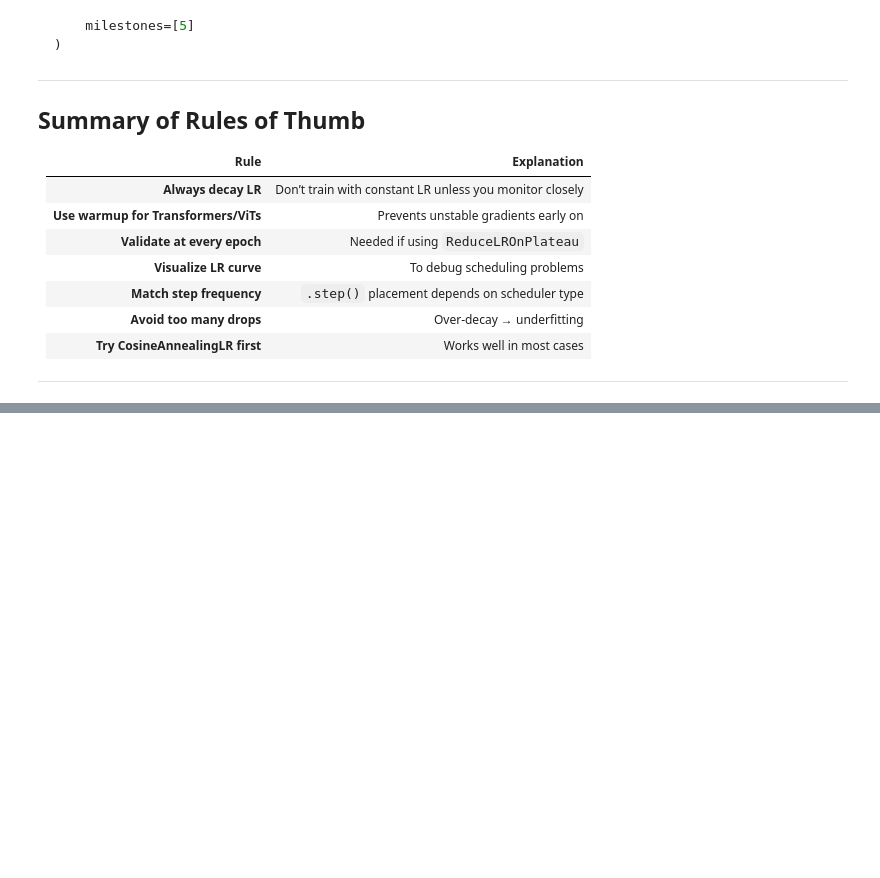
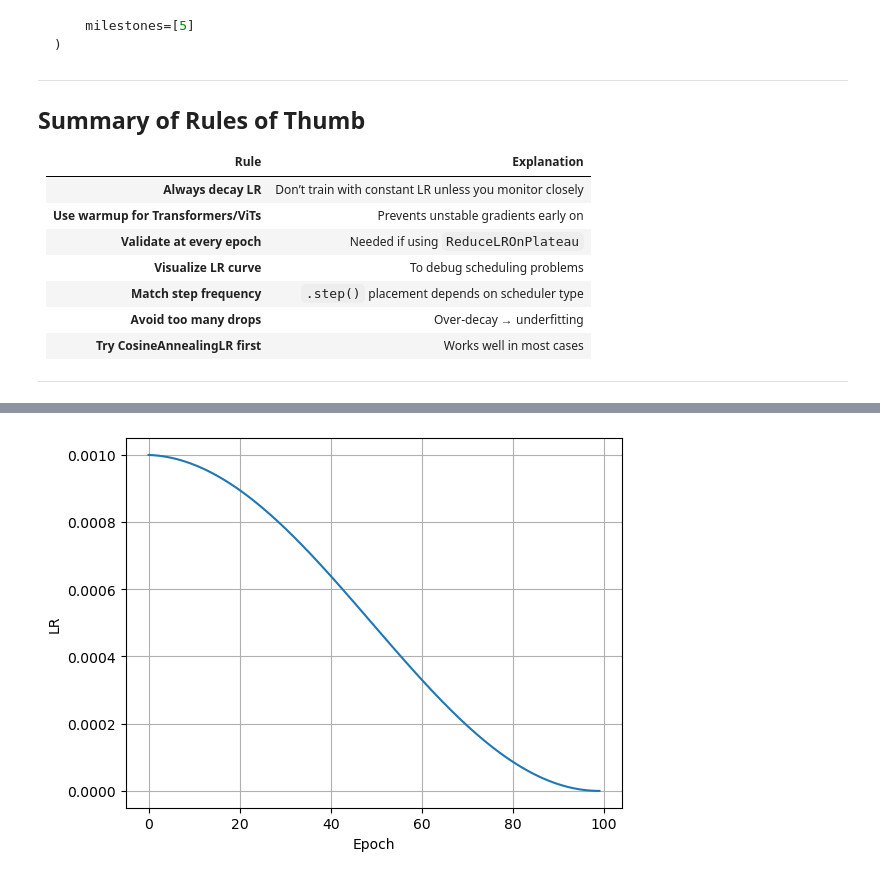
Before and after one commit to behnamasadi/PyTorchTutorial, a Jupyter notebook: optim_package/learning_rate_scheduler.ipynb, the cells around one changed output, grey strips where cells are left out. Saved outputs shown, nothing was run; the diff lists cells and outputs as text; code cells hidden in the pictures; blank space fills up the shorter version.

```diff
--- a/optim_package/learning_rate_scheduler.ipynb
+++ b/optim_package/learning_rate_scheduler.ipynb
@@ -498,0 +700,19 @@ optimizer = torch.optim.AdamW([
+# %%
+import torch
+import matplotlib.pyplot as plt
+
+optimizer = torch.optim.Adam([torch.zeros(1)], lr=1e-3)
+scheduler = torch.optim.lr_scheduler.CosineAnnealingLR(optimizer, T_max=100)
+
+lrs = []
+for epoch in range(100):
+    scheduler.step()
+    lrs.append(optimizer.param_groups[0]["lr"])
+
+plt.plot(lrs)
+plt.xlabel("Epoch")
+plt.ylabel("LR")
+plt.grid(True)
+plt.show()
+# %% [output]
+[figure, added]
```
Also changed, not shown: parts of 3 cells of this notebook, 2 other files.
